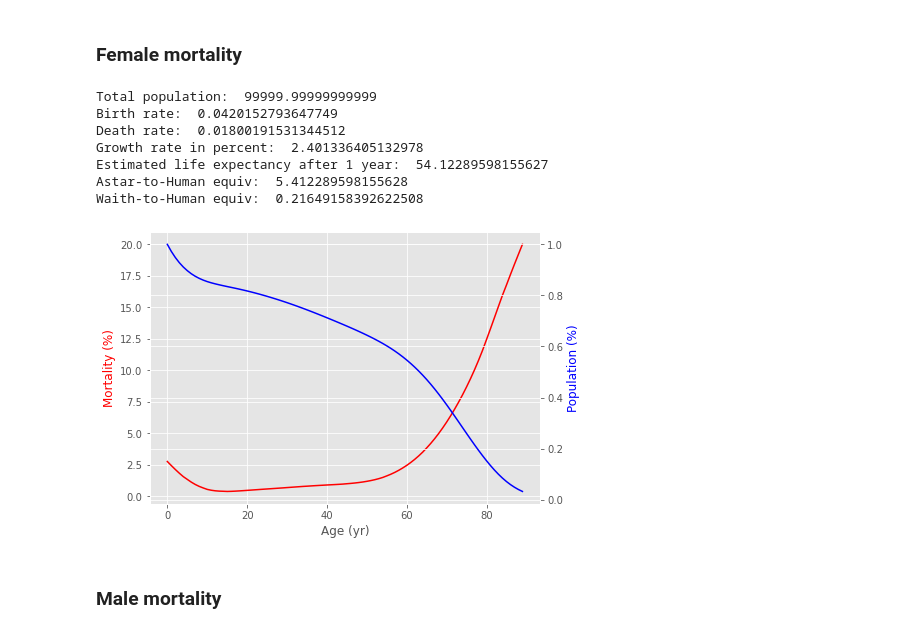
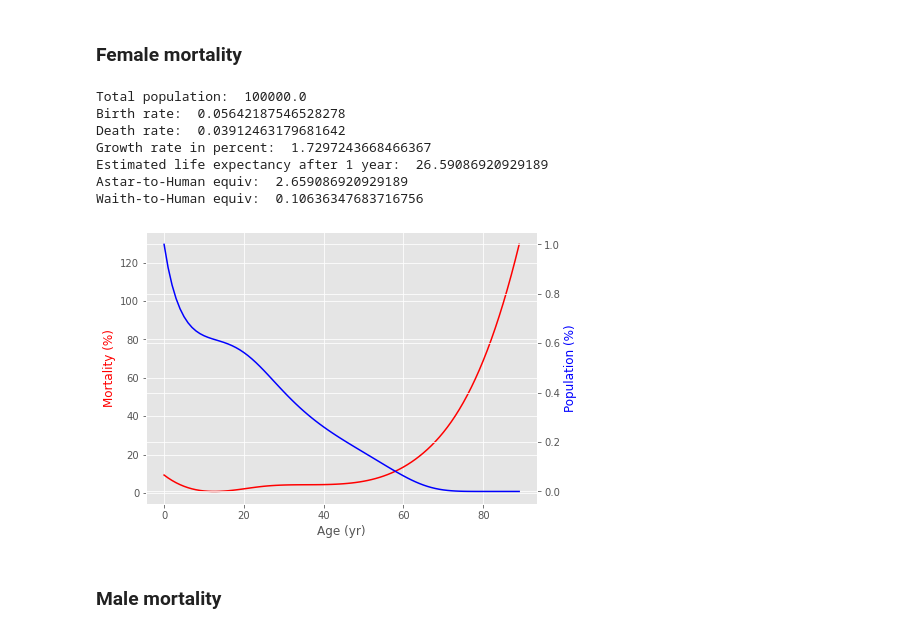
Before and after one commit to soundofives/worldbuilding, a Jupyter notebook: dnd-progs/poppyr.ipynb, the cells around one changed output. Drawn from its saved outputs; the diff is of its cells as text; code cells hidden in the pictures.

```diff
--- a/dnd-progs/poppyr.ipynb
+++ b/dnd-progs/poppyr.ipynb
@@ -196,35 +339,35 @@ roman_expanded_tfvsr = get_tf_vs_r(ages,mortality,pop_d,fertility_start,fertilit
 # %%
 early_nigerian_mortality_w = np.sum([0.062,0.041])
 nigerian_mortality_raw_w = np.array([0.062,0.041,0.017,0.009,0.021,0.026,0.032,0.036,0.044,0.047,0.049,0.061,0.08,0.135,0.208,0.327,0.483,0.663,1])
 nigerian_mortality_adj_w = np.array([early_nigerian_mortality_w,0.017,0.009,0.021,0.026,0.032,0.036,0.044,0.047,0.049,0.061,0.08,0.135,0.208,0.327,0.483,0.663,1])*100
 nigerian_ages_w = np.linspace(0,85,18)
 
 ages = nigerian_ages_w
 mortality = nigerian_mortality_adj_w
 lifetime = 90
 fertility_start = 15
 fertility_end = 45
 TF_guess = 5.67
-curve_degree = 12
+curve_degree = 3
 cohort_len = 1
 flat_fertility_pdf = 0
 customfactor = 5
 verbose = 0
 nigerian_w_presim = pre_sim_process(ages,mortality,lifetime,fertility_start,fertility_end,
                                      TF_guess,curve_degree,cohort_len,flat_fertility_pdf,
                                      customfactor,verbose)
 #ages_final,mortality_final,(I/sum(I)),d,e,[pop,total_deaths,new_births,r],lifetable
 
 #nigerian_w_all[-1].transpose()
 # %% [output]
-Total population:  99999.99999999999
-Birth rate:  0.0420152793647749
-Death rate:  0.01800191531344512
-Growth rate in percent:  2.401336405132978
-Estimated life expectancy after 1 year:  54.12289598155627
-Astar-to-Human equiv:  5.412289598155628
-Waith-to-Human equiv:  0.21649158392622508
+Total population:  100000.0
+Birth rate:  0.05642187546528278
+Death rate:  0.03912463179681642
+Growth rate in percent:  1.7297243668466367
+Estimated life expectancy after 1 year:  26.59086920929189
+Astar-to-Human equiv:  2.659086920929189
+Waith-to-Human equiv:  0.10636347683716756
-[figure, old version]
+[figure, new version]
 # %% [markdown]
 ### Male mortality
 # %%
```
Also changed, not shown: parts of 23 cells of this notebook, 53 other files.
